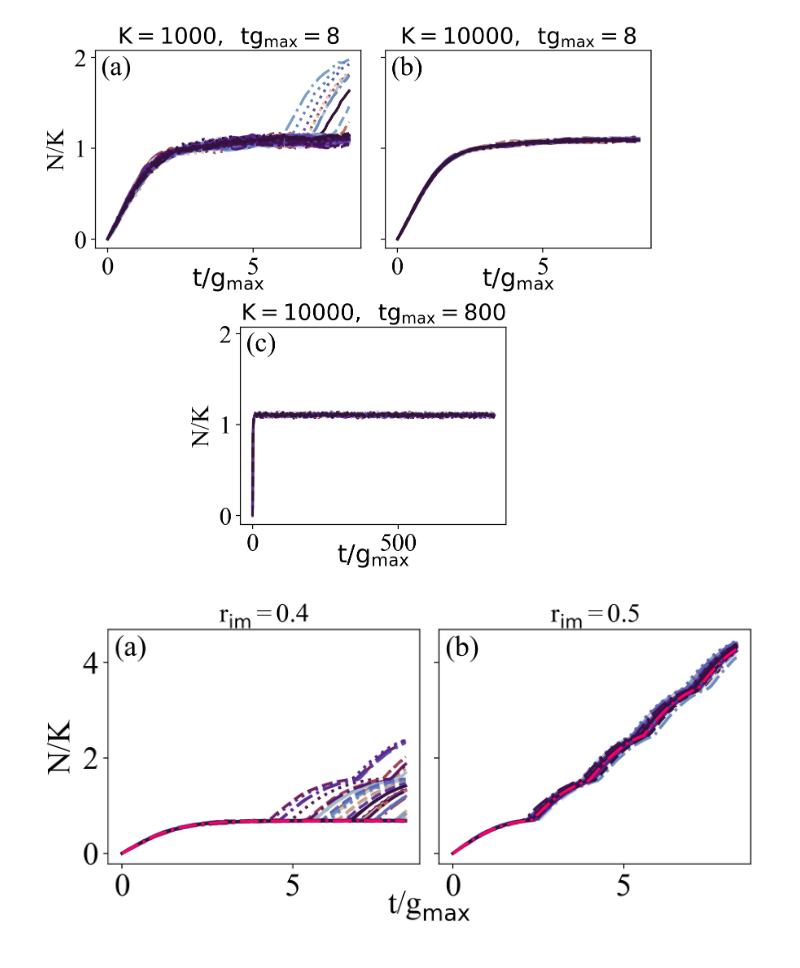
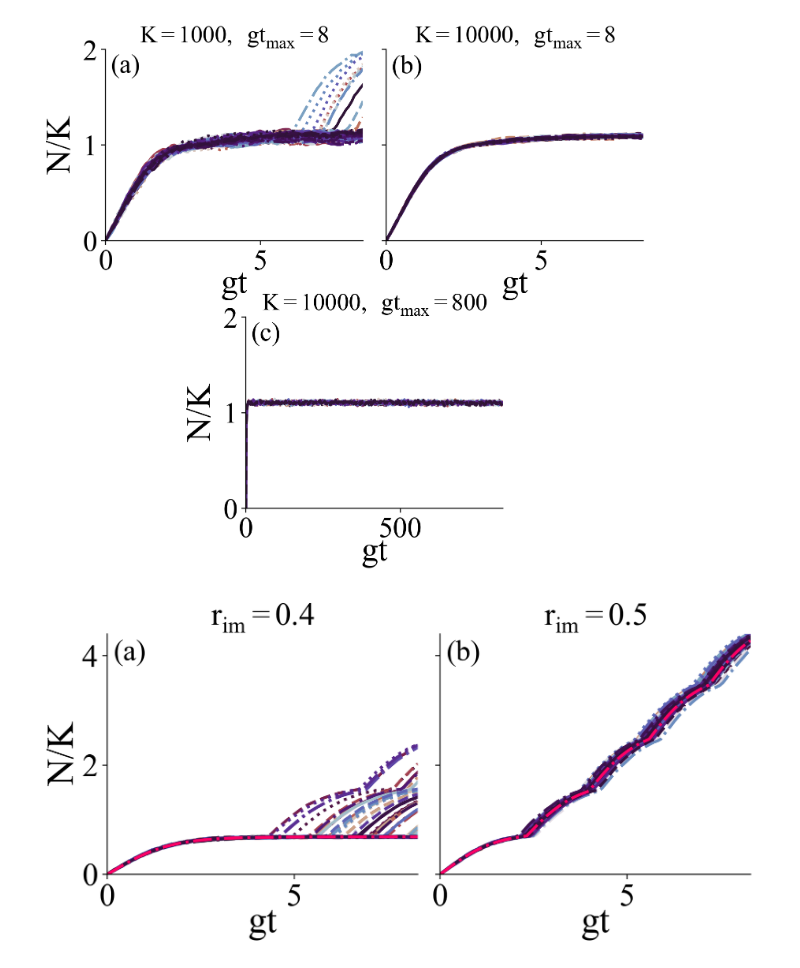
Before and after one commit to patricksinclair/multispecies_postprocessing, a Jupyter notebook: biofilm_threshold_theory/bf_thresh_theory_plotter.ipynb, the cells around one changed output. Cells and saved outputs as stored; diff of their text form; code cells hidden in the pictures.

```diff
--- a/biofilm_threshold_theory/bf_thresh_theory_plotter.ipynb
+++ b/biofilm_threshold_theory/bf_thresh_theory_plotter.ipynb
@@ -413,22 +426,29 @@ for i, ax in enumerate(axes):
     linecycler = cycle(lines[::1])
     for p in range(nCols):
 
+        ax.spines['top'].set_visible(False)
+        ax.spines['right'].set_visible(False)
+
         ax.plot(pop_dataset['t']*max_gRate, pop_dataset[str(p)]/K_val, lw=2.2, color=colors[p], ls=next(linecycler))
 
-    ax.set_xlabel("$\\rm{t}/\\rm{g}_{\max}$", fontsize=20)
-    if i != 1: ax.set_ylabel("N/K", fontsize=20)
+    ax.set_xlabel("$gt$", fontsize=28, labelpad=-5)
+    if i != 1: ax.set_ylabel("N/K", fontsize=28)
     ax.annotate("("+letters[i]+")", xy=(0.02, 0.975), xycoords='axes fraction', fontsize=22, horizontalalignment='left', verticalalignment='top')
-    ax.tick_params(axis='both', which='major', labelsize=20)
-    ax.xaxis.labelpad = -10
+    ax.tick_params(axis='both', which='major', labelsize=24)
 
-ax1.set_title("$\\rm{K} = 1000,\;\; \\rm{t}\\rm{g}_{\max} = 8$", fontsize = 18)
-ax2.set_title("$\\rm{K} = 10000,\;\; \\rm{t}\\rm{g}_{\max} = 8$", fontsize = 18)
-ax3.set_title("$\\rm{K} = 10000,\;\; \\rm{t}\\rm{g}_{\max} = 800$", fontsize = 18)
+    ax.set_ylim(0, 2)
+    if i < 2: ax.set_xlim(0, 8.3)
+    else: ax.set_xlim(0, 833)
+
+
+ax1.set_title("${K} = 1000,\;\; gt_{max} = 8$", fontsize = 20)
+ax2.set_title("${K} = 10000,\;\; gt_{max} = 8$", fontsize = 20)
+ax3.set_title("${K} = 10000,\;\; gt_{max} = 800$", fontsize = 20)
 plt.setp(ax2.get_yticklabels(), visible=False)
-#plt.savefig("paper_plots/rImmg_0.55_3_comparison.pdf", bbox_inches="tight")
+plt.savefig("paper_plots/rImmg_0.55_3_comparison.pdf", bbox_inches="tight", dpi=330)
 plt.show()
 # %% [output]
-[figure, old version]
+[figure, new version]
 # %%
 #now for the figure 4d plots
 fig, axs = plt.subplots(1,2, figsize=(8,4.1), dpi=220, sharex=True, sharey=True)
@@ -438,36 +458,47 @@ i = 0
 letters = ['a', 'b']
 
 for ax in axs.flat:
+
+    ax.spines['top'].set_visible(False)
+    ax.spines['right'].set_visible(False)
 
     pop_dataset = pops4d_bigK[i]
     deterministic_pops = deterministicPops_4d_list[i]
 
     #print(type(pop_dataset))
     nCols = len(pop_dataset.columns) - 1 #no. of runs. -1 due to the time column
     colors = pl.cm.twilight_shifted_r(np.linspace(0,1,nCols))
     #allows us to alternate line styles for the different runs
     lines = ["-","--","-.",":"]
     linecycler = cycle(lines)
     for p in range(nCols):
 
         ax.plot(pop_dataset['t']*max_gRate, pop_dataset[str(p)]/K_val, lw=2.2, color=colors[p], ls=next(linecycler))
 
     ax.plot(deterministic_pops['t'], deterministic_pops['N'], ls="-.", lw=2.2, color='#ff0066')
 
-    ax.set_title("r$_{\\rm im} = $"+str(r_immig_4d[i]), fontsize = 20)
+    ax.set_title("r$_{im} = $"+str(r_immig_4d[i]), fontsize = 24)
     ax.tick_params(axis='both', which='major', labelsize=24)
     ax.annotate("("+letters[i]+")", xy=(0.02, 0.975), xycoords='axes fraction', fontsize=22, horizontalalignment='left', verticalalignment='top')
+
+    ax.set_xlabel('gt', fontsize=28, labelpad=-5)
+    ax.set_ylabel('N/K', fontsize=28, labelpad=0)
+
+    ax.set_xlim(0, 8.3)
+    ax.set_ylim(0, 4.4)
+
+    ax.label_outer()
 
     i = i+1
 
 fig = plt.gcf()
 fig.add_subplot(111, frame_on=False)
 plt.tick_params(labelcolor="none", bottom=False, left=False)
-plt.xlabel("t/g$_{\max}$", fontsize=24)
-plt.ylabel("N/K", fontsize=24)
+# plt.xlabel("t/g$_{\max}$", fontsize=24)
+# plt.ylabel("N/K", fontsize=24)
 
 plt.tight_layout()
-#plt.savefig("paper_plots/fig4d_stochastic.pdf", bbox_inches='tight')
+plt.savefig("paper_plots/fig4d_stochastic.pdf", bbox_inches='tight', dpi=330)
 plt.show()
 # %% [output]
-[figure, old version]
+[figure, new version]
```
Also changed, not shown: parts of 1 cell of this notebook, 2 other files.
